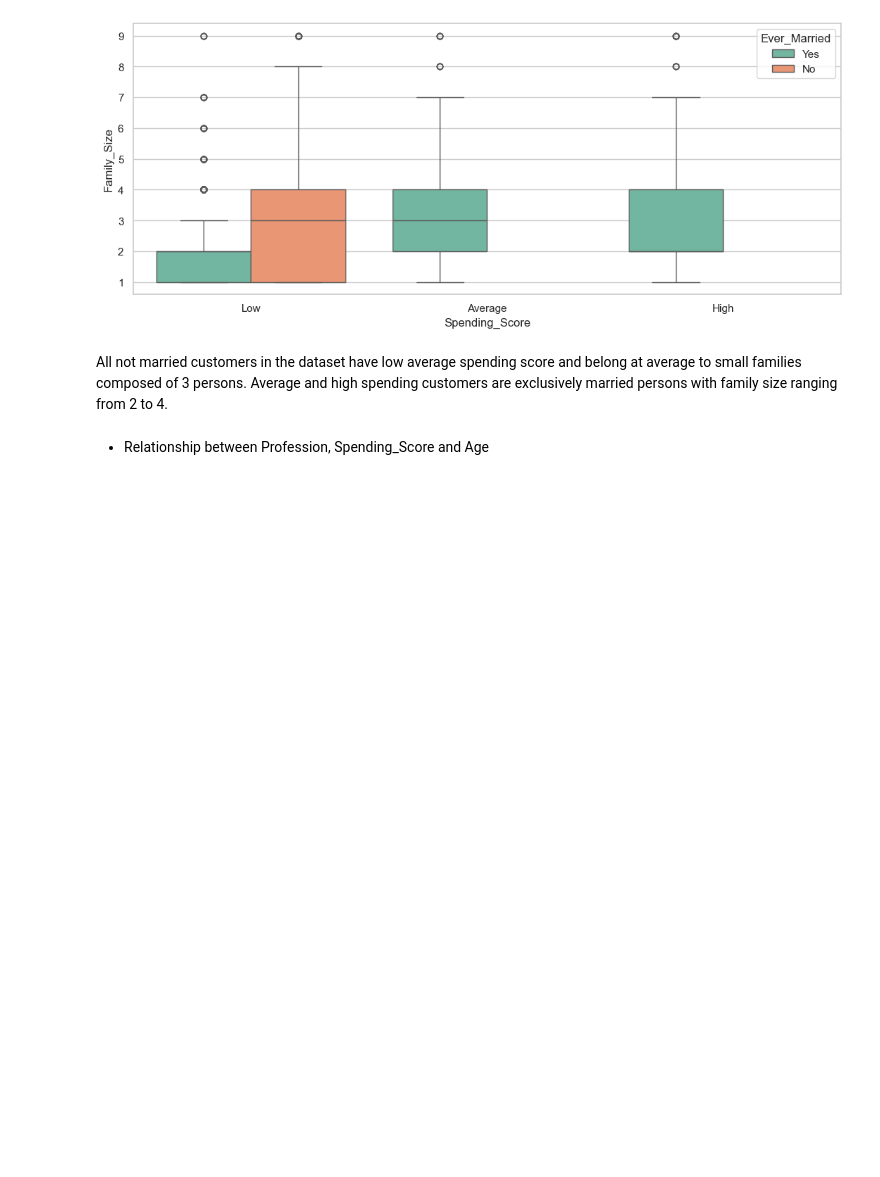
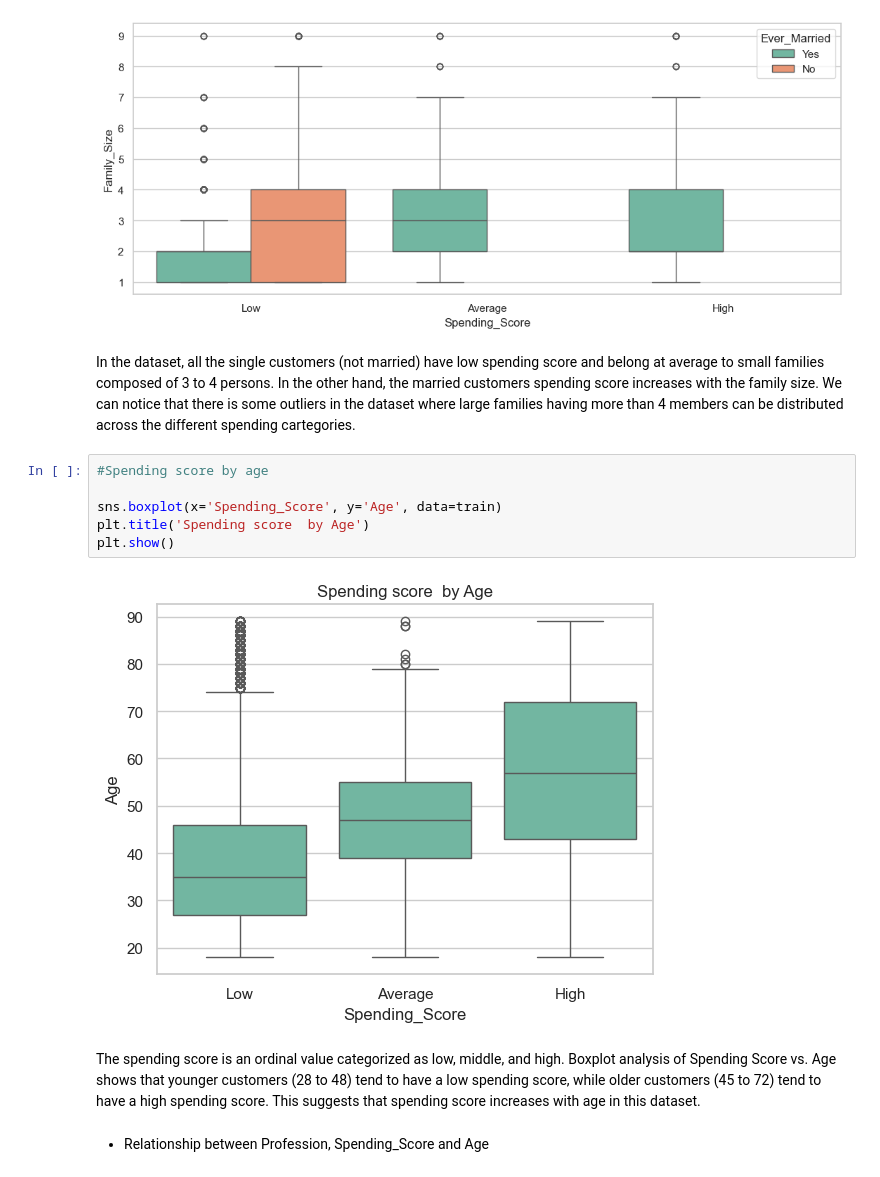
Before and after one commit to NalayaData/CustomerSegmentationClassification, a Jupyter notebook: CustomerSegmentationClassification_Part_1.ipynb, the cells around one changed output. Cells and saved outputs as stored; diff of their text form; blank space fills up the shorter version.

```diff
--- a/CustomerSegmentationClassification_Part_1.ipynb
+++ b/CustomerSegmentationClassification_Part_1.ipynb
@@ -590,8 +626,18 @@ fig.legend(handles, labels, loc='upper right', bbox_to_anchor=(1.2, 1))
 plt.show()
 # %% [output]
 [figure]
-# %% [markdown]
-All not married customers in the dataset have low average spending score and belong at average to small families composed of 3 persons. Average and high spending customers are exclusively married persons with family size ranging from 2 to 4.
+# %% [markdown]
+In the dataset, all the single customers (not married) have low spending score and belong at average to small families composed of 3 to 4 persons. In the other hand, the married customers spending score increases with the family size. We can notice that there is some outliers in the dataset where large families having more than 4 members can be distributed across the different spending cartegories.
+# %%
+#Spending score by age
+
+sns.boxplot(x='Spending_Score', y='Age', data=train)
+plt.title('Spending score  by Age')
+plt.show()
+# %% [output]
+[figure, added]
+# %% [markdown]
+The spending score is an ordinal value categorized as low, middle, and high. Boxplot analysis of Spending Score vs. Age shows that younger customers (28 to 48) tend to have a low spending score, while older customers (45 to 72) tend to have a high spending score. This suggests that spending score increases with age in this dataset.
 # %% [markdown]
 * Relationship between Profession, Spending_Score and Age
 # %%
```
Also changed, not shown: parts of 12 cells of this notebook.
